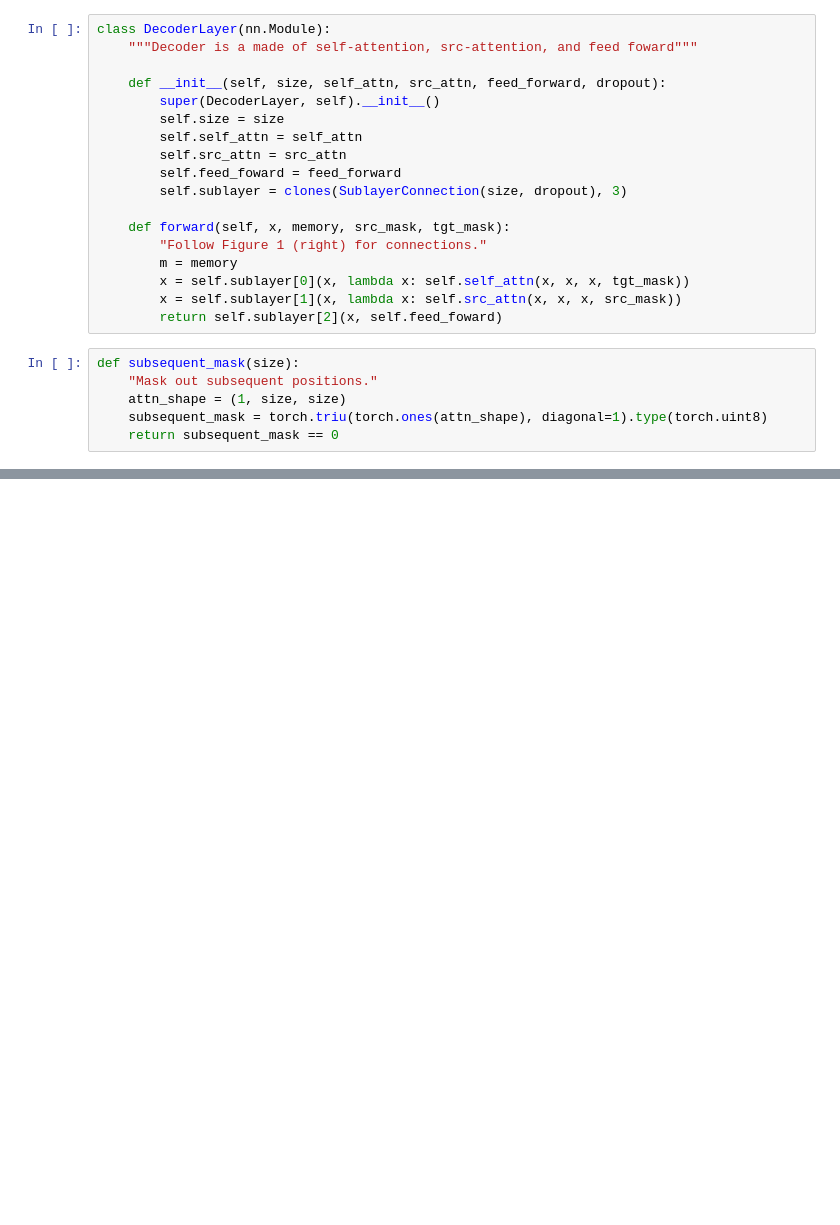
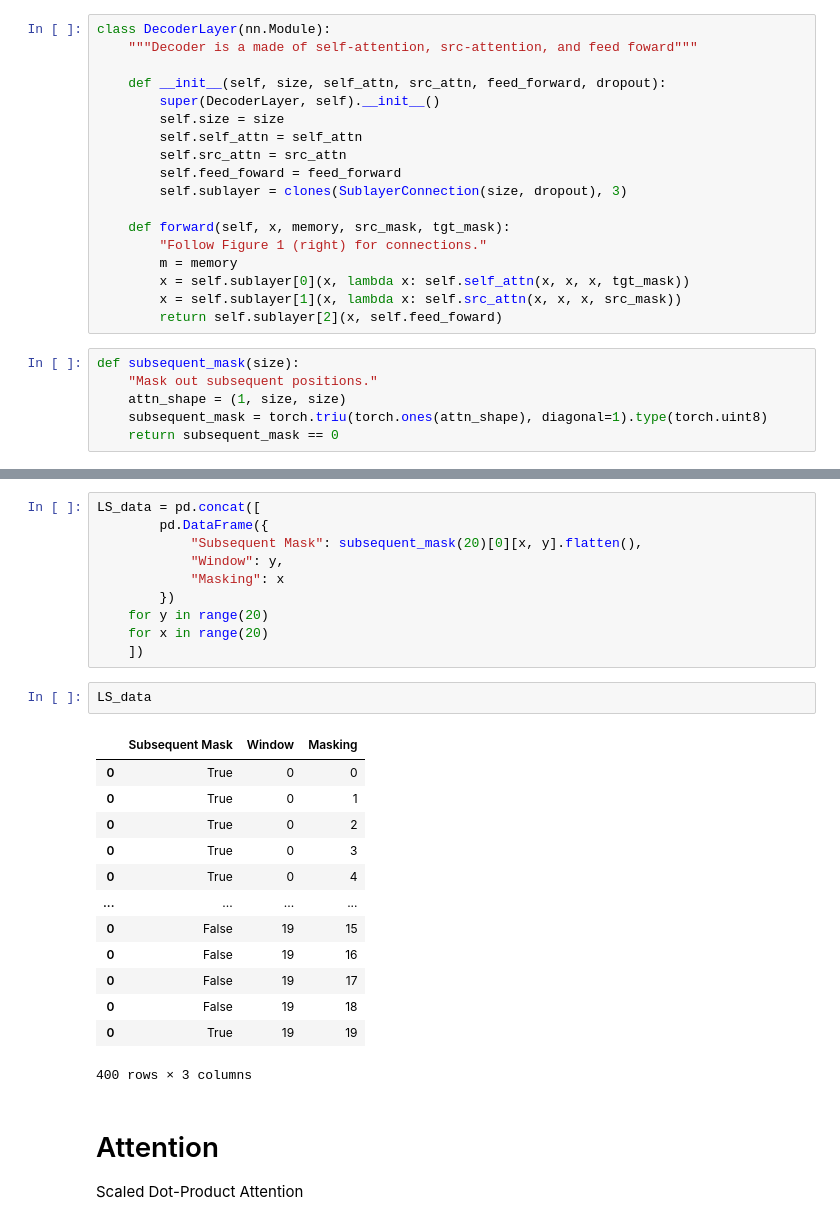
Before and after one commit to hubin-keio/annotated_transformer, a Jupyter notebook: annotated_transformer.ipynb, the cells around one changed output, grey strips where cells are left out. Saved outputs shown, nothing was run; the diff lists cells and outputs as text; blank space fills up the shorter version.

```diff
--- a/annotated_transformer.ipynb
+++ b/annotated_transformer.ipynb
@@ -227,3 +227,33 @@ def example_mask():
 show_example(example_mask)
 # %% [output]
 [interactive output not drawn]
+# %%
+LS_data = pd.concat([
+        pd.DataFrame({
+            "Subsequent Mask": subsequent_mask(20)[0][x, y].flatten(),
+            "Window": y,
+            "Masking": x
+        })
+    for y in range(20)
+    for x in range(20)
+    ])
+# %%
+LS_data
+# %% [output]
+|  | Subsequent Mask | Window | Masking |
+| 0 | True | 0 | 0 |
+| 0 | True | 0 | 1 |
+| 0 | True | 0 | 2 |
+| 0 | True | 0 | 3 |
+| 0 | True | 0 | 4 |
+| ... | ... | ... | ... |
+| 0 | False | 19 | 15 |
+| 0 | False | 19 | 16 |
+| 0 | False | 19 | 17 |
+| 0 | False | 19 | 18 |
+| 0 | True | 19 | 19 |
+400 rows × 3 columns
+# %% [markdown]
+# Attention
+
+Scaled Dot-Product Attention
```
Also changed, not shown: parts of 10 cells of this notebook.
